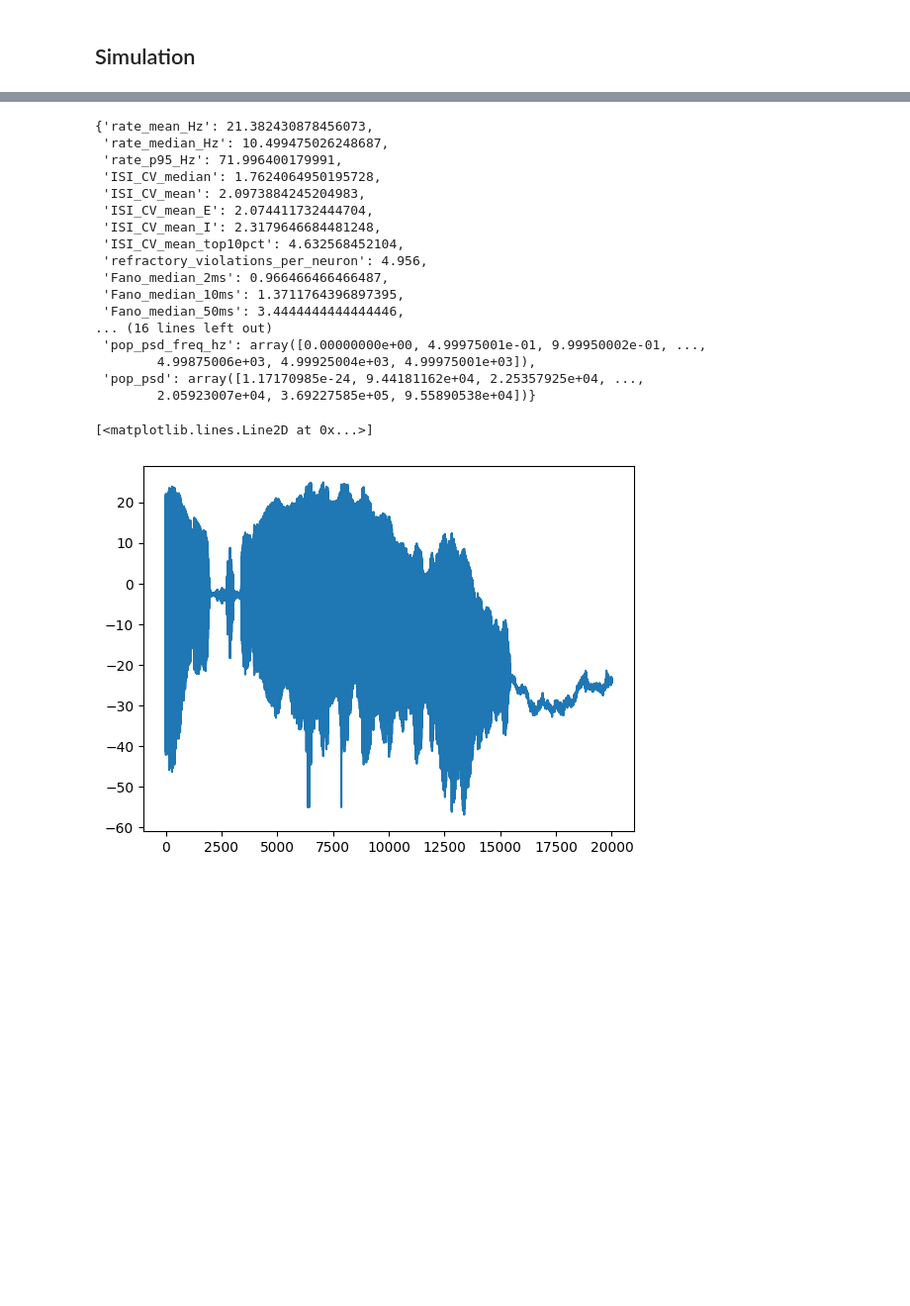
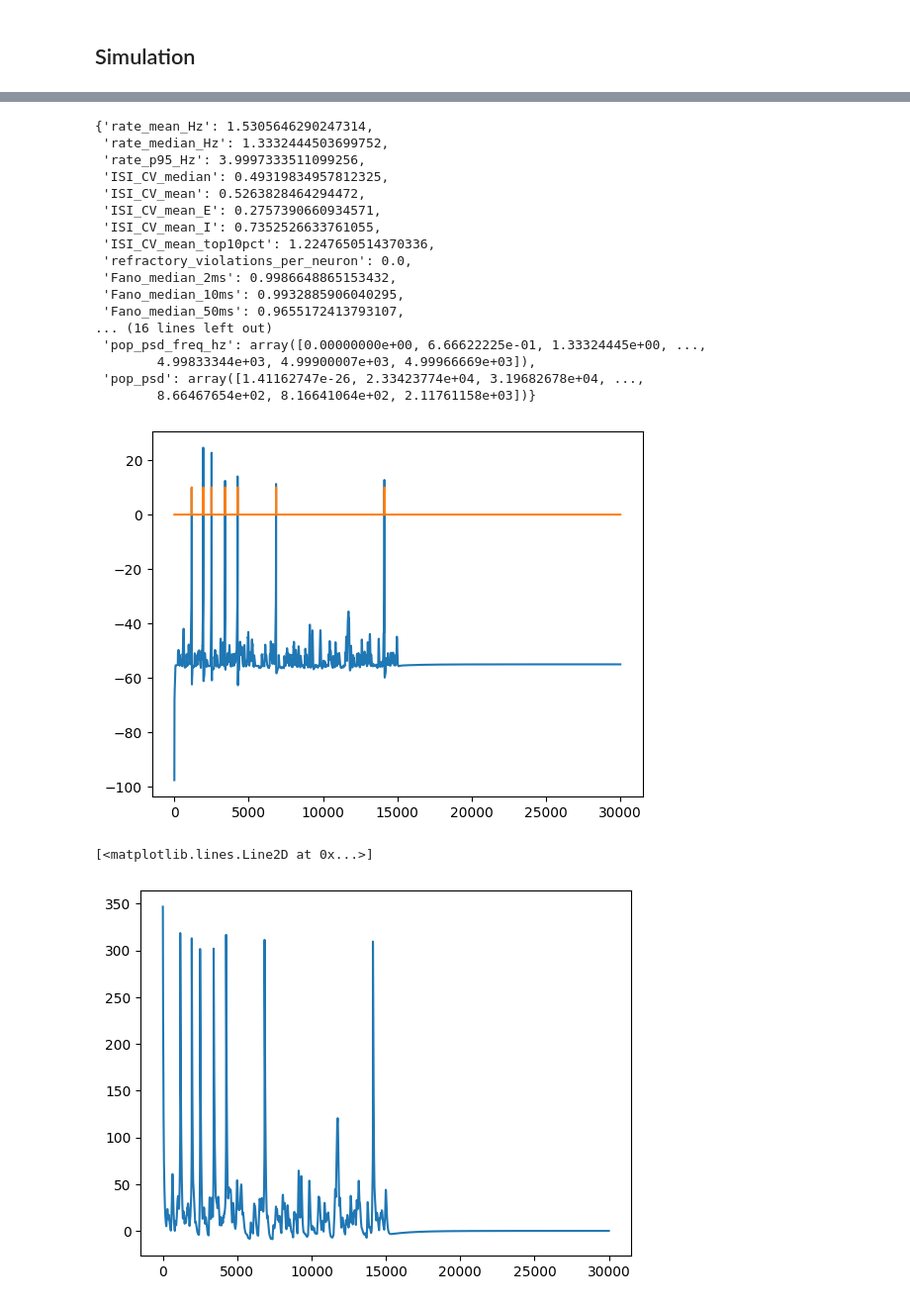
Before and after one commit to Dalsaetra/NeuroSimV3, a Jupyter notebook: python/week4/ssai.ipynb, the cells around one changed output, grey strips where cells are left out. Shown at 99% size. Saved outputs shown, nothing was run; the diff lists cells and outputs as text; code cells hidden in the pictures; blank space fills up the shorter version.

```diff
--- a/python/week4/ssai.ipynb
+++ b/python/week4/ssai.ipynb
@@ -144,28 +144,35 @@ sim.plot_spike_raster(figsize=(10, 6), title=f"ISI_CV_Mean: {isi_mean:.3f}, ISI_
 # %%
-sim.stats.compute_metrics(dt, bin_ms_participation=300, t_start_ms=1000.0, t_stop_ms=3000.0)
+sim.stats.compute_metrics(dt, bin_ms_participation=300, t_start_ms=0.0, t_stop_ms=1500.0)
 # %% [output]
-{'rate_mean_Hz': 21.382430878456073,
- 'rate_median_Hz': 10.499475026248687,
- 'rate_p95_Hz': 71.996400179991,
- 'ISI_CV_median': 1.7624064950195728,
- 'ISI_CV_mean': 2.0973884245204983,
- 'ISI_CV_mean_E': 2.074411732444704,
- 'ISI_CV_mean_I': 2.3179646684481248,
- 'ISI_CV_mean_top10pct': 4.632568452104,
- 'refractory_violations_per_neuron': 4.956,
- 'Fano_median_2ms': 0.966466466466487,
- 'Fano_median_10ms': 1.3711764396897395,
- 'Fano_median_50ms': 3.4444444444444446,
+{'rate_mean_Hz': 1.5305646290247314,
+ 'rate_median_Hz': 1.3332444503699752,
+ 'rate_p95_Hz': 3.9997333511099256,
+ 'ISI_CV_median': 0.49319834957812325,
+ 'ISI_CV_mean': 0.5263828464294472,
+ 'ISI_CV_mean_E': 0.2757390660934571,
+ 'ISI_CV_mean_I': 0.7352526633761055,
+ 'ISI_CV_mean_top10pct': 1.2247650514370336,
+ 'refractory_violations_per_neuron': 0.0,
+ 'Fano_median_2ms': 0.9986648865153432,
+ 'Fano_median_10ms': 0.9932885906040295,
+ 'Fano_median_50ms': 0.9655172413793107,
 ... (16 lines left out)
- 'pop_psd_freq_hz': array([0.00000000e+00, 4.99975001e-01, 9.99950002e-01, ...,
-        4.99875006e+03, 4.99925004e+03, 4.99975001e+03]),
- 'pop_psd': array([1.17170985e-24, 9.44181162e+04, 2.25357925e+04, ...,
-        2.05923007e+04, 3.69227585e+05, 9.55890538e+04])}
+ 'pop_psd_freq_hz': array([0.00000000e+00, 6.66622225e-01, 1.33324445e+00, ...,
+        4.99833344e+03, 4.99900007e+03, 4.99966669e+03]),
+ 'pop_psd': array([1.41162747e-26, 2.33423774e+04, 3.19682678e+04, ...,
+        8.66467654e+02, 8.16641064e+02, 2.11761158e+03])}
 # %%
 # Plot spikes for one neuron
-plt.plot(np.array(sim.stats.Vs)[10000:,910])
+n_idx = 807
+t_first = 0
+t_last = -1
+plt.plot(np.array(sim.stats.Vs)[t_first:t_last,n_idx])
+plt.plot(np.array(sim.stats.spikes)[t_first:t_last,n_idx] * 10)
+plt.show()
+plt.plot(np.array(sim.stats.us)[t_first:t_last,n_idx])
 # %% [output]
+[figure, new version]
 [<matplotlib.lines.Line2D at 0x...>]
-[figure, old version]
+[figure, added]
 # %%
 # connectome.compute_metrics(small_world=False)
```
Also changed, not shown: parts of 5 cells of this notebook.
